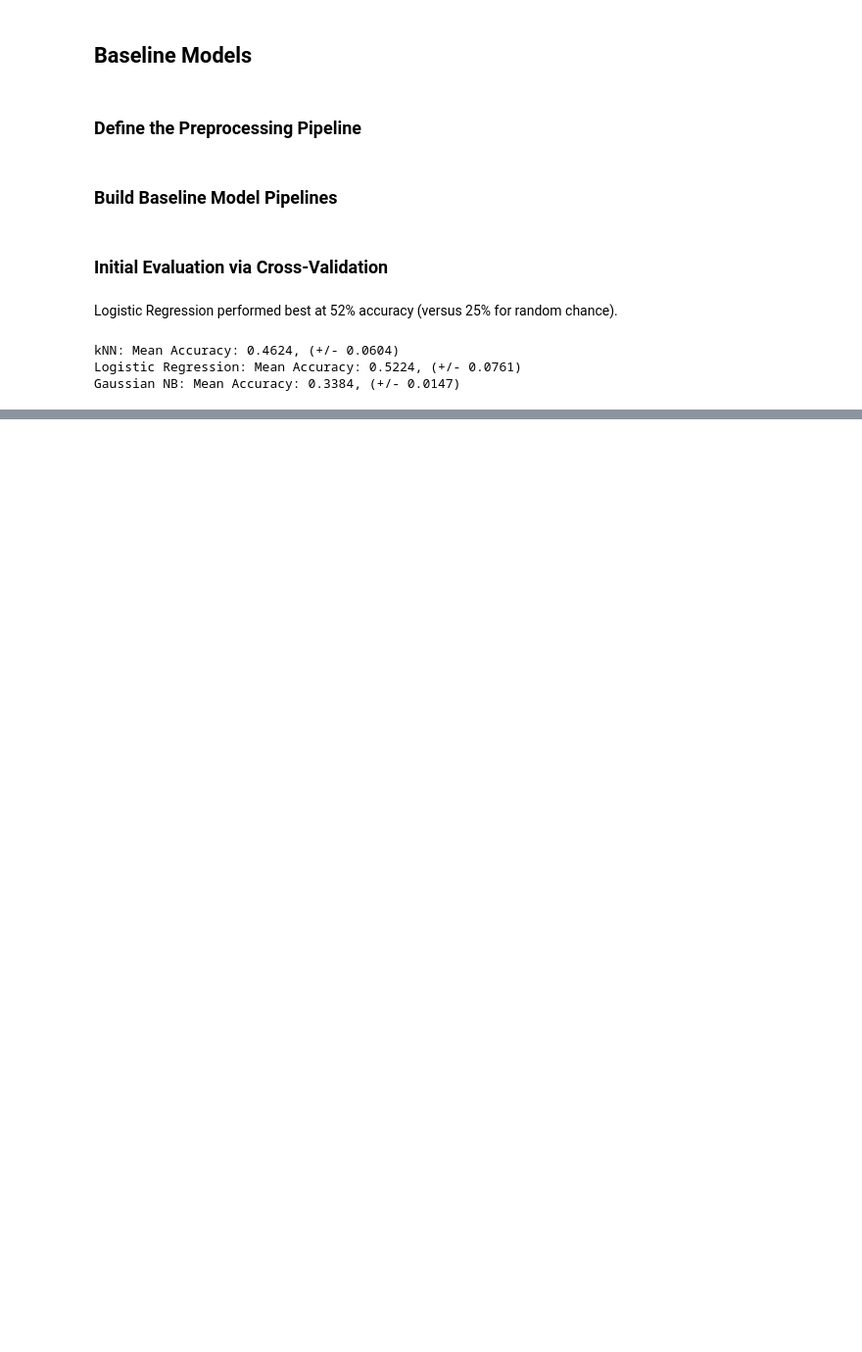
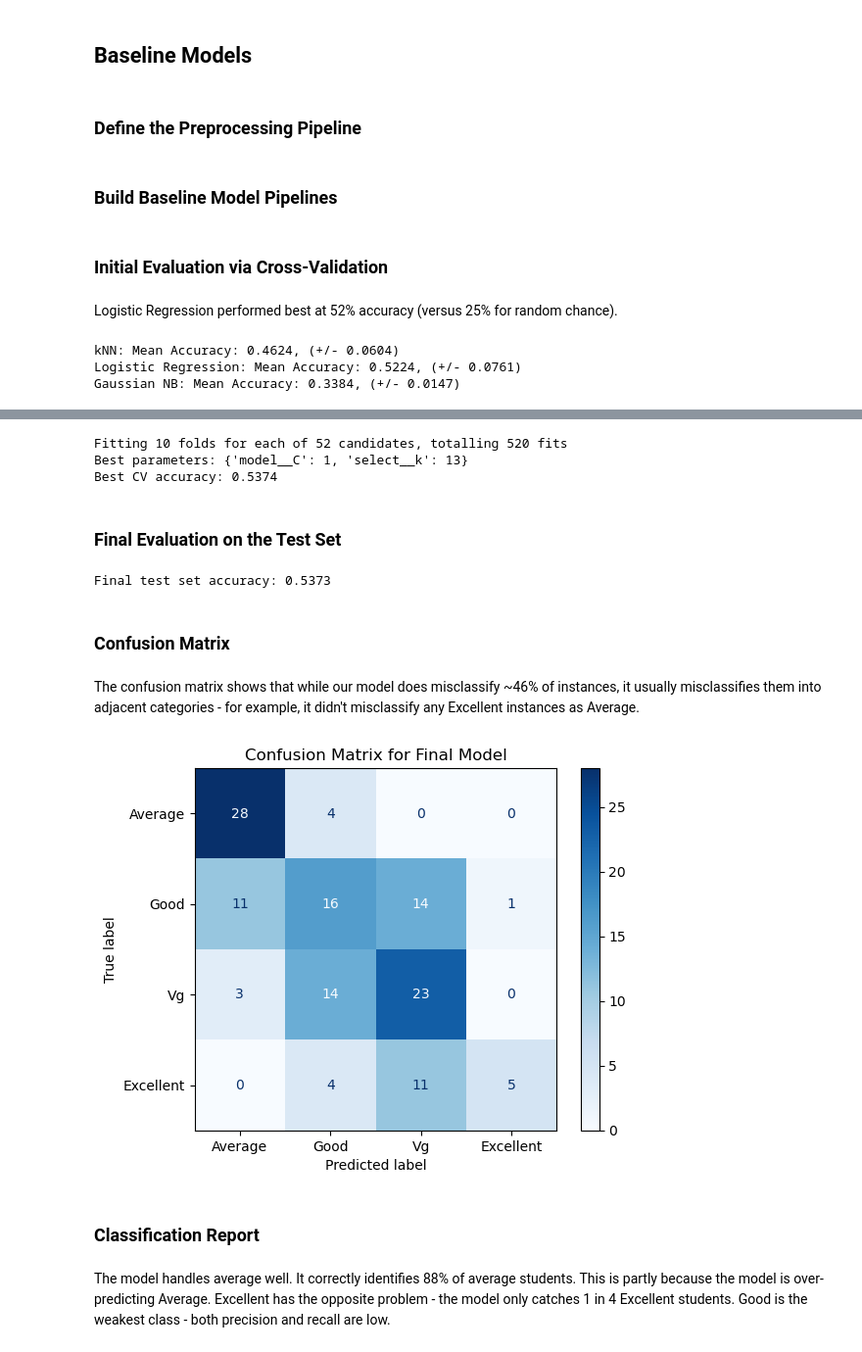
Before and after one commit to rayar93/ml-classification-regression-sklearn, a Jupyter notebook: notebooks/midtern_project.ipynb, the cells around one changed output, grey strips where cells are left out. Shown at 98% size. Saved outputs shown, nothing was run; the diff lists cells and outputs as text; code cells hidden in the pictures; blank space fills up the shorter version.

Commit message:
Tuned hyperparameters, tested final performance against test set, analyzed performance

```diff
--- a/notebooks/midtern_project.ipynb
+++ b/notebooks/midtern_project.ipynb
@@ -281,0 +283,47 @@ Gaussian NB: Mean Accuracy: 0.3384, (+/- 0.0147)
+# %%
+param_grid = [
+    {
+        'select__k': [5, 7, 9, 11, 13, 15, 17, 19, 21, 23, 25, 27, 29],
+        'model__C': [0.01, 0.1, 1, 10]
+    }
+]
+
+grid_search = GridSearchCV(log_pipe, param_grid, cv=10, scoring='accuracy', verbose=1)
+
+grid_search.fit(X_train, y_train_mapped)
+
+print(f"Best parameters: {grid_search.best_params_}")
+print(f"Best CV accuracy: {grid_search.best_score_:.4f}")
+# %% [output]
+Fitting 10 folds for each of 52 candidates, totalling 520 fits
+Best parameters: {'model__C': 1, 'select__k': 13}
+Best CV accuracy: 0.5374
+# %% [markdown]
+### Final Evaluation on the Test Set
+# %%
+y_test_mapped = y_test.map(target_mapping)
+
+final_model = grid_search.best_estimator_
+
+final_predictions = final_model.predict(X_test)
+
+final_accuracy = accuracy_score(y_test_mapped, final_predictions)
+print(f"Final test set accuracy: {final_accuracy:.4f}")
+# %% [output]
+Final test set accuracy: 0.5373
+# %% [markdown]
+### Confusion Matrix
+# %% [markdown]
+The confusion matrix shows that while our model does misclassify ~46% of instances, it usually misclassifies them into adjacent categories - for example, it didn't misclassify any Excellent instances as Average.
+# %%
+cm = confusion_matrix(y_test_mapped, final_predictions)
+disp = ConfusionMatrixDisplay(confusion_matrix=cm, display_labels=target_mapping.keys())
+disp.plot(cmap=plt.cm.Blues)
+plt.title("Confusion Matrix for Final Model")
+plt.show()
+# %% [output]
+[figure, added]
+# %% [markdown]
+### Classification Report
+# %% [markdown]
+The model handles average well. It correctly identifies 88% of average students. This is partly because the model is over-predicting Average. Excellent has the opposite problem - the model only catches 1 in 4 Excellent students. Good is the weakest class - both precision and recall are low.
```
Also changed, not shown: parts of 9 cells of this notebook.
